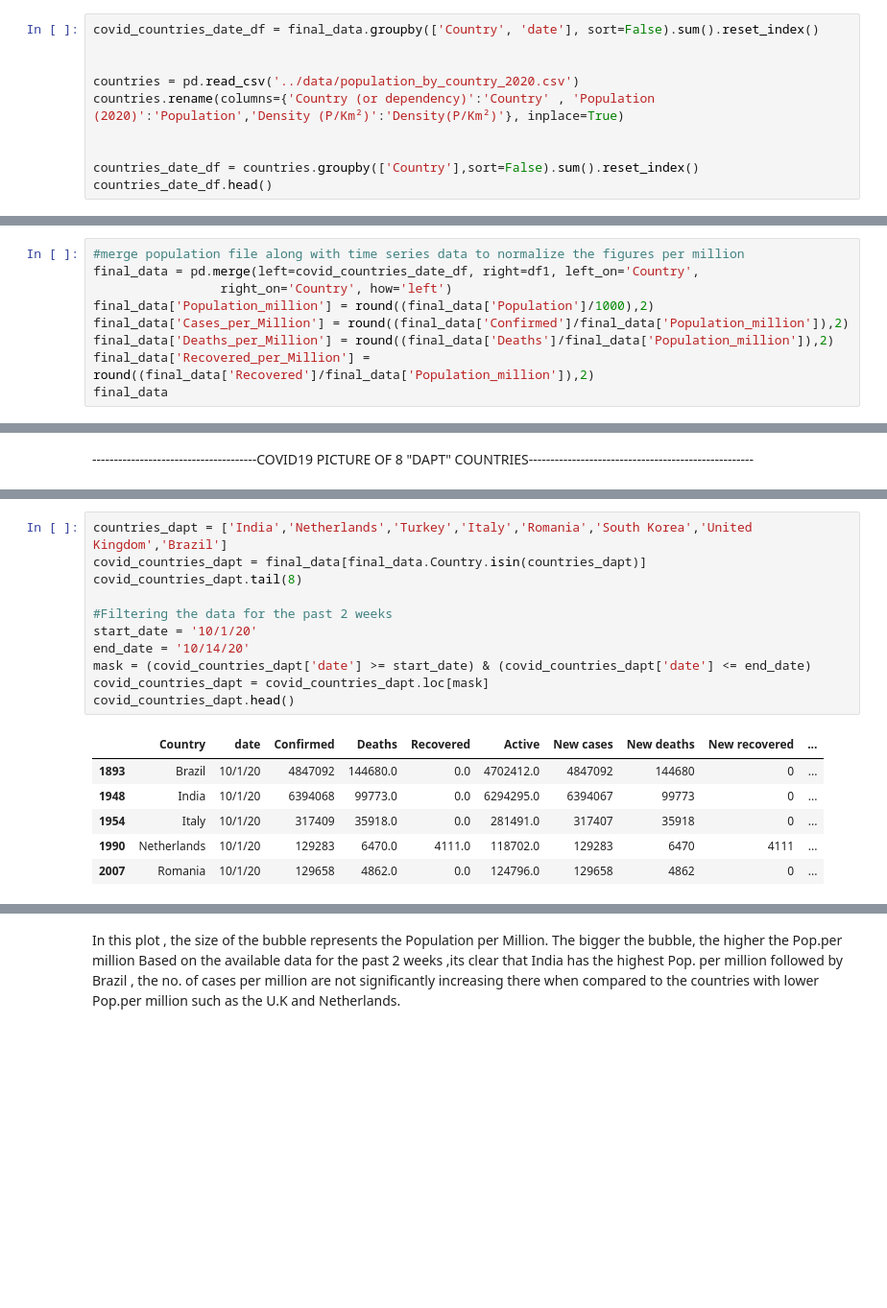
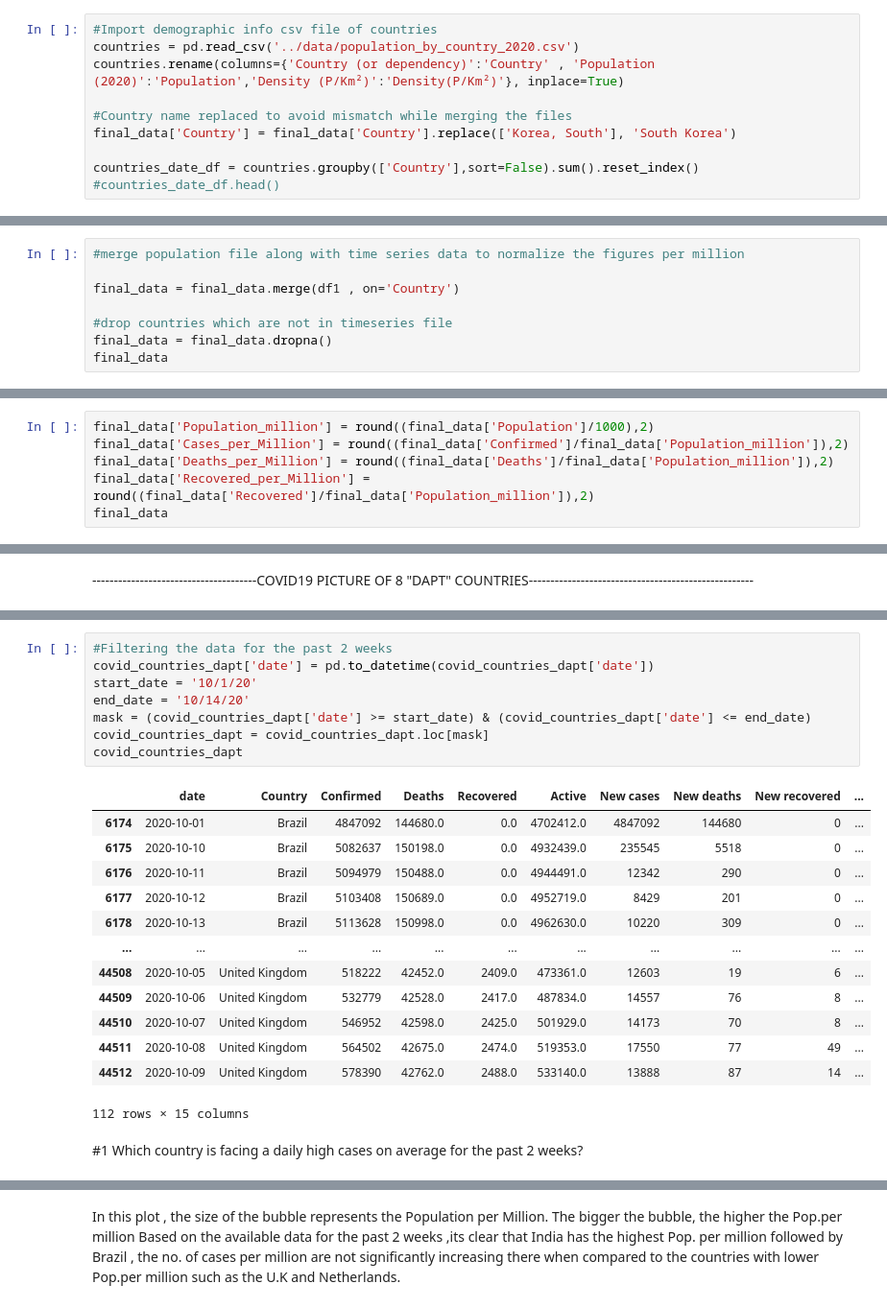
Before and after one commit to fjmutsters/covid19, a Jupyter notebook: Code/COVID_Cases_Analysis.ipynb, the cells around one changed output, grey strips where cells are left out. Shown: that part at 96% size. Cells and saved outputs as stored; diff of their text form; blank space fills up the shorter version.

```diff
--- a/Code/COVID_Cases_Analysis.ipynb
+++ b/Code/COVID_Cases_Analysis.ipynb
@@ -312,12 +329,12 @@ Indexing with multiple keys (implicitly converted to a tuple of keys) will be de
 | 50115 | 9/9/20 | Zimbabwe | 7429 | 222.0 | 0.0 | 7207.0 | 41 | 4 | 0 |
 50116 rows × 9 columns
 # %%
-covid_countries_date_df = final_data.groupby(['Country', 'date'], sort=False).sum().reset_index()
-
-
+#Import demographic info csv file of countries
 countries = pd.read_csv('../data/population_by_country_2020.csv')
 countries.rename(columns={'Country (or dependency)':'Country' , 'Population (2020)':'Population','Density (P/Km²)':'Density(P/Km²)'}, inplace=True)
 
+#Country name replaced to avoid mismatch while merging the files
+final_data['Country'] = final_data['Country'].replace(['Korea, South'], 'South Korea')
 
 countries_date_df = countries.groupby(['Country'],sort=False).sum().reset_index()
-countries_date_df.head()
+#countries_date_df.head()
@@ -332,0 +359,8 @@ df1 = countries_date_df[['Country', 'Population','Density(P/Km²)']]
+# %%
+#merge population file along with time series data to normalize the figures per million
+
+final_data = final_data.merge(df1 , on='Country')
+
+#drop countries which are not in timeseries file
+final_data = final_data.dropna()
+final_data
@@ -333,7 +381,4 @@ df1 = countries_date_df[['Country', 'Population','Density(P/Km²)']]
 # %%
-#merge population file along with time series data to normalize the figures per million
-final_data = pd.merge(left=covid_countries_date_df, right=df1, left_on='Country',
-                 right_on='Country', how='left')
 final_data['Population_million'] = round((final_data['Population']/1000),2)
 final_data['Cases_per_Million'] = round((final_data['Confirmed']/final_data['Population_million']),2)
 final_data['Deaths_per_Million'] = round((final_data['Deaths']/final_data['Population_million']),2)
@@ -419,18 +475,24 @@ With 95.0% confidence, the true mean of the cases per million in Sweden ,lies wi
 # %%
-countries_dapt = ['India','Netherlands','Turkey','Italy','Romania','South Korea','United Kingdom','Brazil']
-covid_countries_dapt = final_data[final_data.Country.isin(countries_dapt)]
-covid_countries_dapt.tail(8)
-
 #Filtering the data for the past 2 weeks
+covid_countries_dapt['date'] = pd.to_datetime(covid_countries_dapt['date'])
 start_date = '10/1/20'
 end_date = '10/14/20'
 mask = (covid_countries_dapt['date'] >= start_date) & (covid_countries_dapt['date'] <= end_date)
 covid_countries_dapt = covid_countries_dapt.loc[mask]
-covid_countries_dapt.head()
+covid_countries_dapt
 # %% [output]
-|  | Country | date | Confirmed | Deaths | Recovered | Active | New cases | New deaths | New recovered | ... |
-| 1893 | Brazil | 10/1/20 | 4847092 | 144680.0 | 0.0 | 4702412.0 | 4847092 | 144680 | 0 | ... |
-| 1948 | India | 10/1/20 | 6394068 | 99773.0 | 0.0 | 6294295.0 | 6394067 | 99773 | 0 | ... |
-| 1954 | Italy | 10/1/20 | 317409 | 35918.0 | 0.0 | 281491.0 | 317407 | 35918 | 0 | ... |
-| 1990 | Netherlands | 10/1/20 | 129283 | 6470.0 | 4111.0 | 118702.0 | 129283 | 6470 | 4111 | ... |
-| 2007 | Romania | 10/1/20 | 129658 | 4862.0 | 0.0 | 124796.0 | 129658 | 4862 | 0 | ... |
+|  | date | Country | Confirmed | Deaths | Recovered | Active | New cases | New deaths | New recovered | ... |
+| 6174 | 2020-10-01 | Brazil | 4847092 | 144680.0 | 0.0 | 4702412.0 | 4847092 | 144680 | 0 | ... |
+| 6175 | 2020-10-10 | Brazil | 5082637 | 150198.0 | 0.0 | 4932439.0 | 235545 | 5518 | 0 | ... |
+| 6176 | 2020-10-11 | Brazil | 5094979 | 150488.0 | 0.0 | 4944491.0 | 12342 | 290 | 0 | ... |
+| 6177 | 2020-10-12 | Brazil | 5103408 | 150689.0 | 0.0 | 4952719.0 | 8429 | 201 | 0 | ... |
+| 6178 | 2020-10-13 | Brazil | 5113628 | 150998.0 | 0.0 | 4962630.0 | 10220 | 309 | 0 | ... |
+| ... | ... | ... | ... | ... | ... | ... | ... | ... | ... | ... |
+| 44508 | 2020-10-05 | United Kingdom | 518222 | 42452.0 | 2409.0 | 473361.0 | 12603 | 19 | 6 | ... |
+| 44509 | 2020-10-06 | United Kingdom | 532779 | 42528.0 | 2417.0 | 487834.0 | 14557 | 76 | 8 | ... |
+| 44510 | 2020-10-07 | United Kingdom | 546952 | 42598.0 | 2425.0 | 501929.0 | 14173 | 70 | 8 | ... |
+| 44511 | 2020-10-08 | United Kingdom | 564502 | 42675.0 | 2474.0 | 519353.0 | 17550 | 77 | 49 | ... |
+| 44512 | 2020-10-09 | United Kingdom | 578390 | 42762.0 | 2488.0 | 533140.0 | 13888 | 87 | 14 | ... |
+112 rows × 15 columns
+# %% [markdown]
+#1 Which country is facing a daily high cases on average for the past 2 weeks?
```
Also changed, not shown: parts of 20 cells of this notebook.
